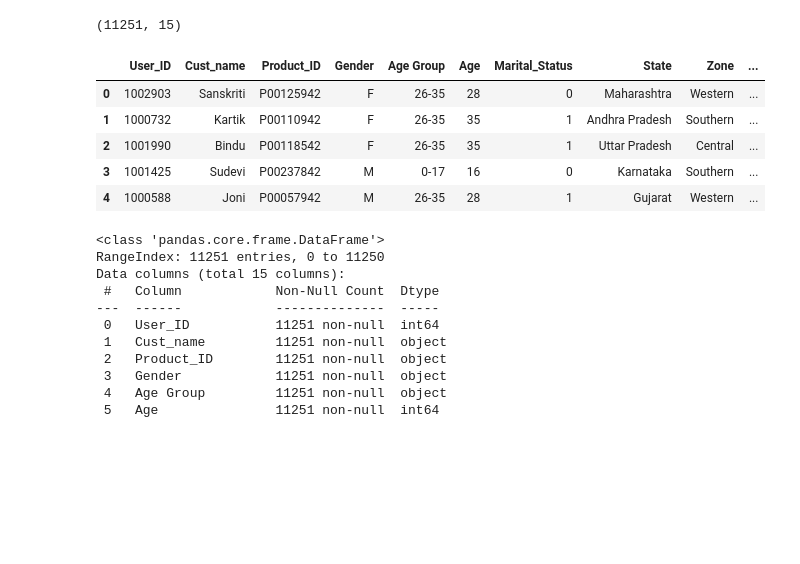
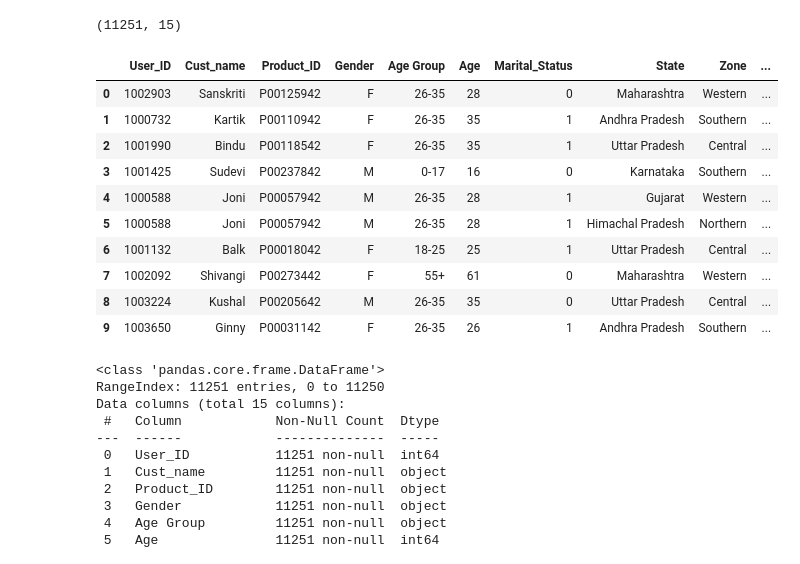
Before and after one commit to Saniya7861515/Diwali-Sales-Analysis, a Jupyter notebook: Diwali_Sales_Analysis.ipynb, the cells around one changed output. Drawn from its saved outputs; the diff is of its cells as text; code cells hidden in the pictures; blank space fills up the shorter version.

Commit message:
Python Project Upload

```diff
--- a/Diwali_Sales_Analysis.ipynb
+++ b/Diwali_Sales_Analysis.ipynb
@@ -9,3 +7,3 @@ import seaborn as sns
 # %%
-# import csv file
-df = pd.read_csv('Diwali Sales Data.csv', encoding= 'unicode_escape')
+df = pd.read_csv(r'C:\Users\saniy\Desktop\Python diwali sales analysis\Diwali Sales Data.csv',encoding = 'unicode_escape')
+print(df)
@@ -14,14 +30,19 @@ df.shape
 # %% [output]
 (11251, 15)
 # %%
-df.head()
+df.head(10)
 # %% [output]
 |  | User_ID | Cust_name | Product_ID | Gender | Age Group | Age | Marital_Status | State | Zone | ... |
 | 0 | 1002903 | Sanskriti | P00125942 | F | 26-35 | 28 | 0 | Maharashtra | Western | ... |
 | 1 | 1000732 | Kartik | P00110942 | F | 26-35 | 35 | 1 | Andhra Pradesh | Southern | ... |
 | 2 | 1001990 | Bindu | P00118542 | F | 26-35 | 35 | 1 | Uttar Pradesh | Central | ... |
 | 3 | 1001425 | Sudevi | P00237842 | M | 0-17 | 16 | 0 | Karnataka | Southern | ... |
 | 4 | 1000588 | Joni | P00057942 | M | 26-35 | 28 | 1 | Gujarat | Western | ... |
+| 5 | 1000588 | Joni | P00057942 | M | 26-35 | 28 | 1 | Himachal Pradesh | Northern | ... |
+| 6 | 1001132 | Balk | P00018042 | F | 18-25 | 25 | 1 | Uttar Pradesh | Central | ... |
+| 7 | 1002092 | Shivangi | P00273442 | F | 55+ | 61 | 0 | Maharashtra | Western | ... |
+| 8 | 1003224 | Kushal | P00205642 | M | 26-35 | 35 | 0 | Uttar Pradesh | Central | ... |
+| 9 | 1003650 | Ginny | P00031142 | F | 26-35 | 26 | 1 | Andhra Pradesh | Southern | ... |
 # %%
 df.info()
 # %% [output]
```
Also changed, not shown: parts of 78 cells of this notebook.
